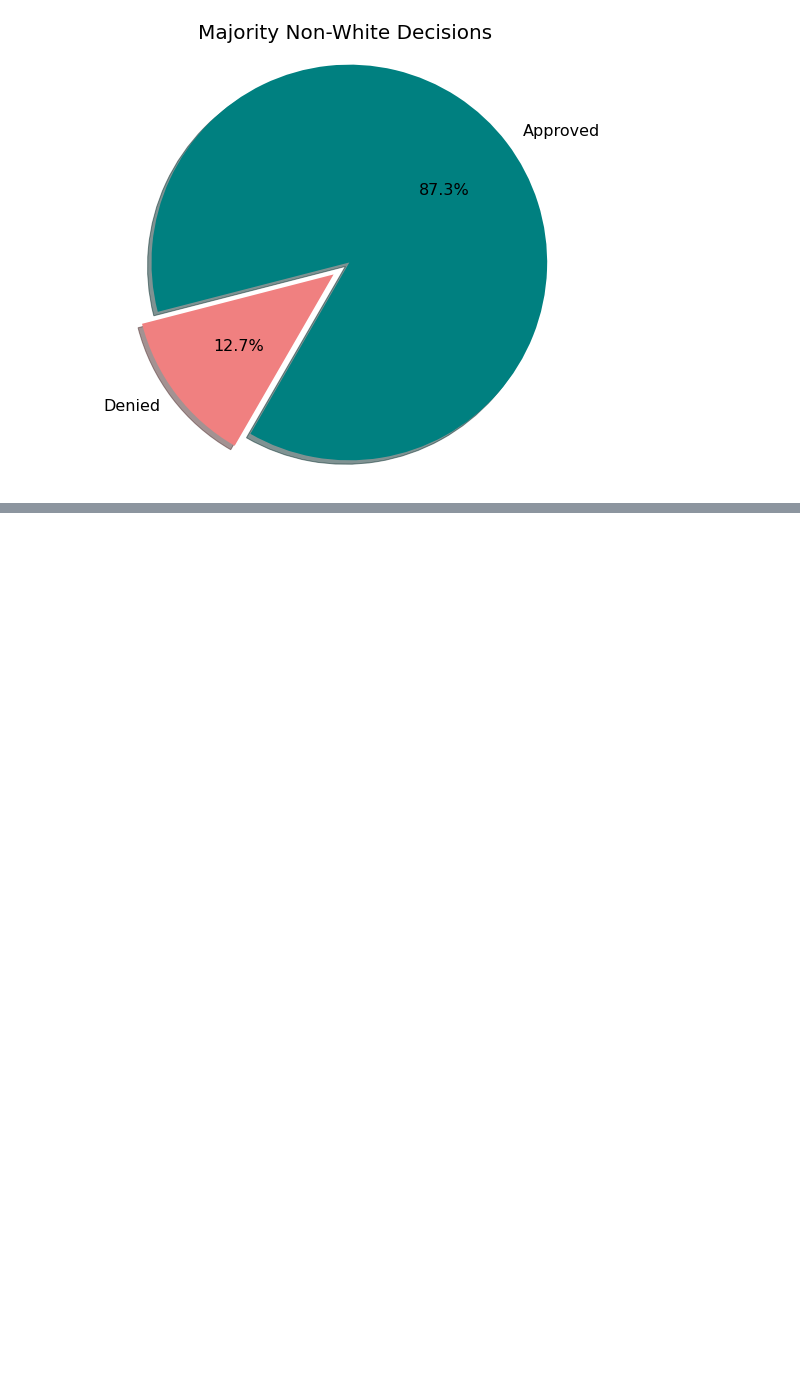
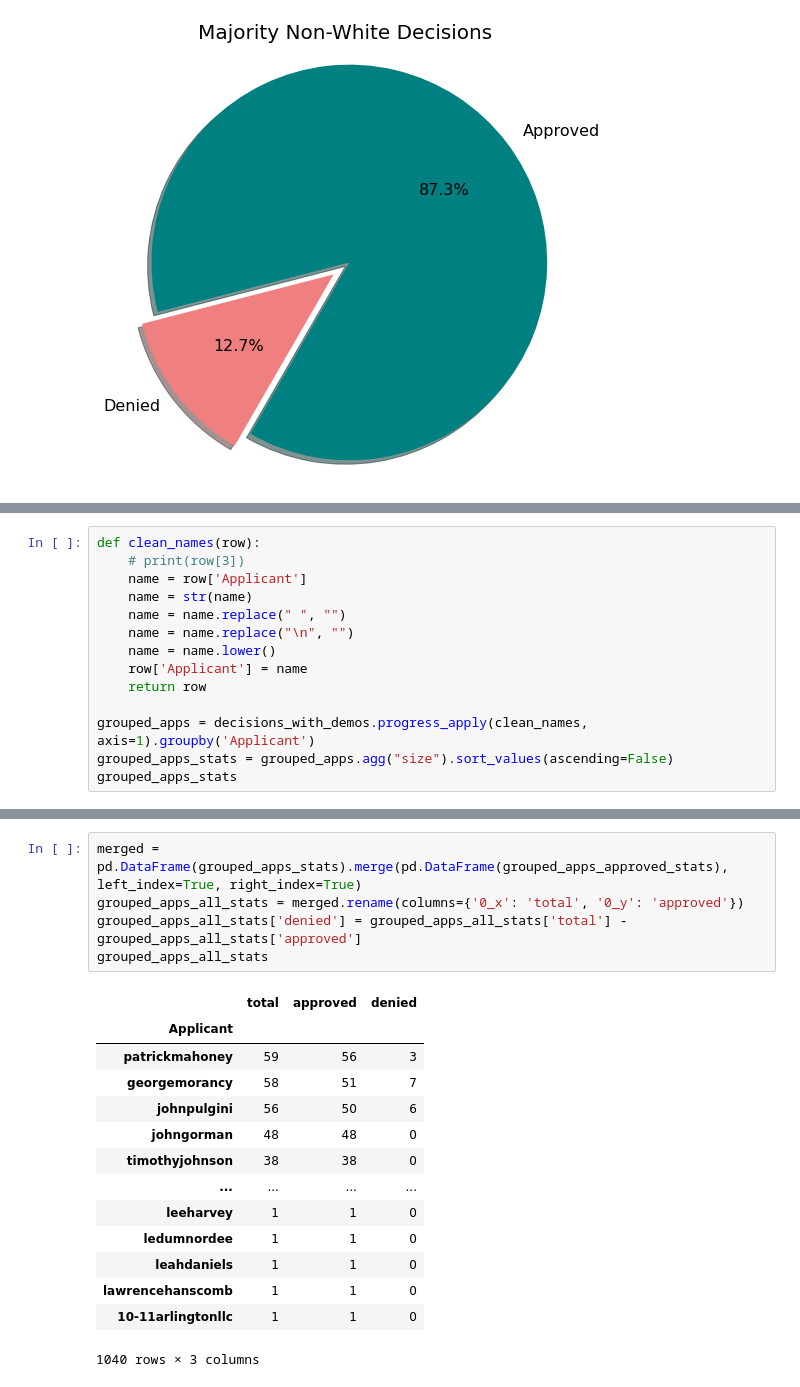
Before and after one commit to BU-Spark/CS506-Fall2020-Projects, a Jupyter notebook: bay_state_banner/deliverable_1/zba_analysis.ipynb, the cells around one changed output, grey strips where cells are left out. Saved outputs shown, nothing was run; the diff lists cells and outputs as text; blank space fills up the shorter version.

```diff
--- a/bay_state_banner/deliverable_1/zba_analysis.ipynb
+++ b/bay_state_banner/deliverable_1/zba_analysis.ipynb
@@ -366,0 +281,14 @@ plt.show()
+# %%
+def clean_names(row):
+    # print(row[3])
+    name = row['Applicant']
+    name = str(name)
+    name = name.replace(" ", "")
+    name = name.replace("\n", "")
+    name = name.lower()
+    row['Applicant'] = name
+    return row
+
+grouped_apps = decisions_with_demos.progress_apply(clean_names, axis=1).groupby('Applicant')
+grouped_apps_stats = grouped_apps.agg("size").sort_values(ascending=False)
+grouped_apps_stats
@@ -366,0 +326,20 @@ plt.show()
+# %%
+merged = pd.DataFrame(grouped_apps_stats).merge(pd.DataFrame(grouped_apps_approved_stats), left_index=True, right_index=True)
+grouped_apps_all_stats = merged.rename(columns={'0_x': 'total', '0_y': 'approved'})
+grouped_apps_all_stats['denied'] = grouped_apps_all_stats['total'] - grouped_apps_all_stats['approved']
+grouped_apps_all_stats
+# %% [output]
+|  | total | approved | denied |
+| Applicant |  |  |  |
+| patrickmahoney | 59 | 56 | 3 |
+| georgemorancy | 58 | 51 | 7 |
+| johnpulgini | 56 | 50 | 6 |
+| johngorman | 48 | 48 | 0 |
+| timothyjohnson | 38 | 38 | 0 |
+| ... | ... | ... | ... |
+| leeharvey | 1 | 1 | 0 |
+| ledumnordee | 1 | 1 | 0 |
+| leahdaniels | 1 | 1 | 0 |
+| lawrencehanscomb | 1 | 1 | 0 |
+| 10-11arlingtonllc | 1 | 1 | 0 |
+1040 rows × 3 columns
```
Also changed, not shown: parts of 19 cells of this notebook.
